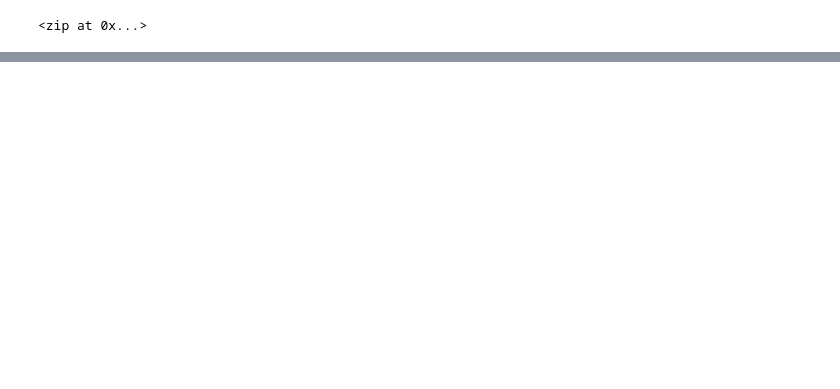
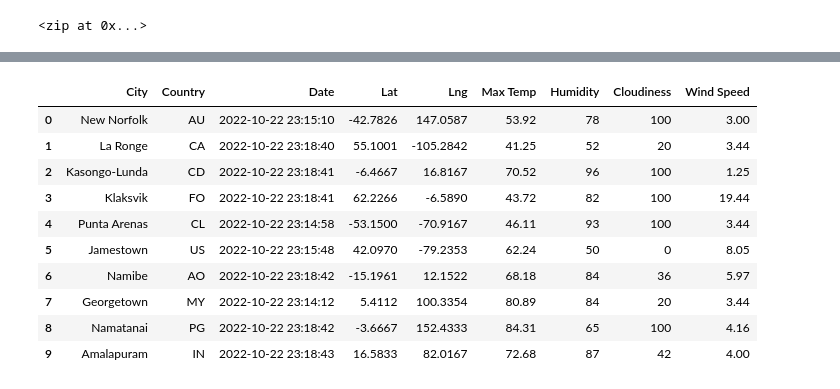
Before and after one commit to pavlarsen/World_Weather_Analysis, a Jupyter notebook: WeatherPy.ipynb, the cells around one changed output, grey strips where cells are left out. Drawn from its saved outputs; the diff is of its cells as text; code cells hidden in the pictures; blank space fills up the shorter version.

```diff
--- a/WeatherPy.ipynb
+++ b/WeatherPy.ipynb
@@ -35,0 +38,4 @@ len(cities)
+# %%
+import requests
+from config import weather_api_key
+url = "http://api.openweathermap.org/data/2.5/weather?units=Imperial&APPID=" + weather_api_key
@@ -35,0 +130,16 @@ len(cities)
+# %%
+# Convert the array of dictionaries to a Pandas DataFrame
+city_data_df = pd.DataFrame(city_data)
+city_data_df.head(10)
+# %% [output]
+|  | City | Country | Date | Lat | Lng | Max Temp | Humidity | Cloudiness | Wind Speed |
+| 0 | New Norfolk | AU | 2022-10-22 23:15:10 | -42.7826 | 147.0587 | 53.92 | 78 | 100 | 3.00 |
+| 1 | La Ronge | CA | 2022-10-22 23:18:40 | 55.1001 | -105.2842 | 41.25 | 52 | 20 | 3.44 |
+| 2 | Kasongo-Lunda | CD | 2022-10-22 23:18:41 | -6.4667 | 16.8167 | 70.52 | 96 | 100 | 1.25 |
+| 3 | Klaksvik | FO | 2022-10-22 23:18:41 | 62.2266 | -6.5890 | 43.72 | 82 | 100 | 19.44 |
+| 4 | Punta Arenas | CL | 2022-10-22 23:14:58 | -53.1500 | -70.9167 | 46.11 | 93 | 100 | 3.44 |
+| 5 | Jamestown | US | 2022-10-22 23:15:48 | 42.0970 | -79.2353 | 62.24 | 50 | 0 | 8.05 |
+| 6 | Namibe | AO | 2022-10-22 23:18:42 | -15.1961 | 12.1522 | 68.18 | 84 | 36 | 5.97 |
+| 7 | Georgetown | MY | 2022-10-22 23:14:12 | 5.4112 | 100.3354 | 80.89 | 84 | 20 | 3.44 |
+| 8 | Namatanai | PG | 2022-10-22 23:18:42 | -3.6667 | 152.4333 | 84.31 | 65 | 100 | 4.16 |
+| 9 | Amalapuram | IN | 2022-10-22 23:18:43 | 16.5833 | 82.0167 | 72.68 | 87 | 42 | 4.00 |
```
Also changed, not shown: parts of 4 cells of this notebook, 4 other files.
